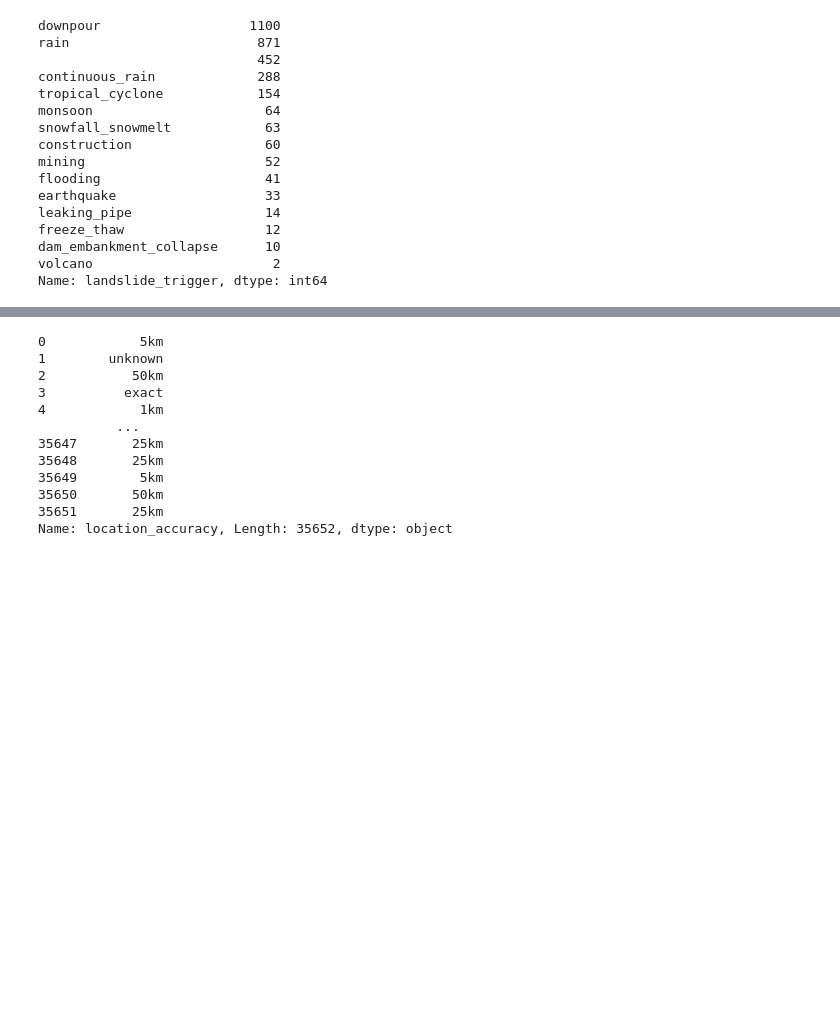
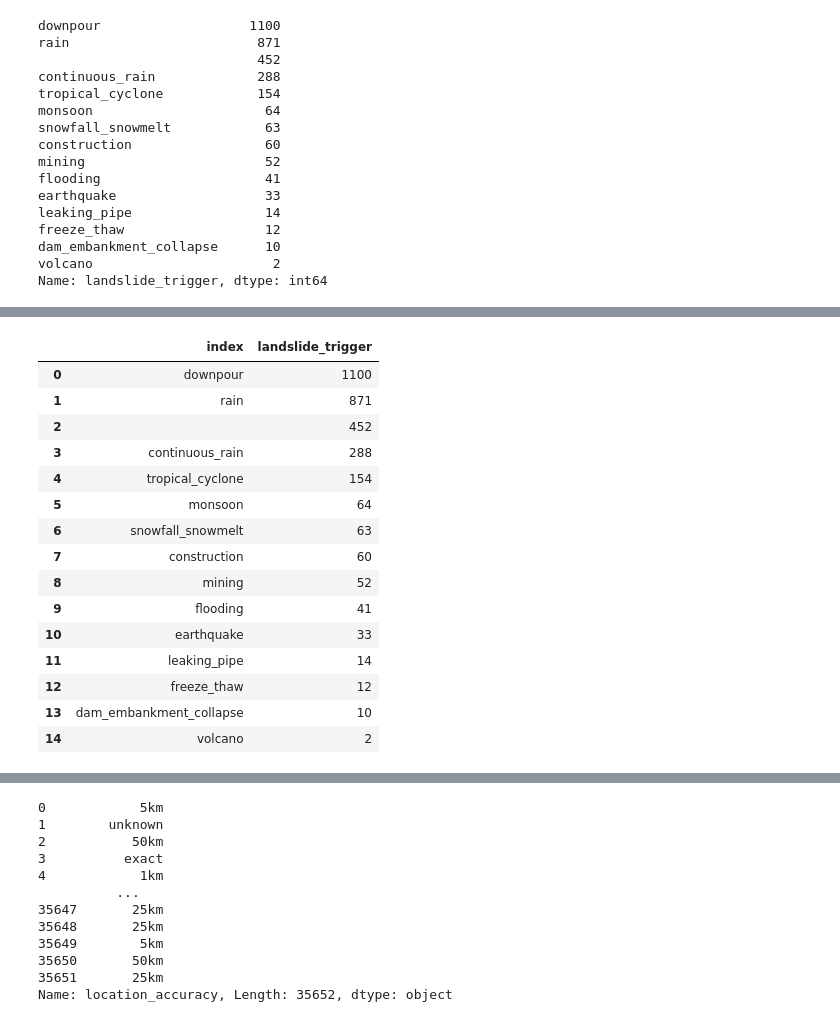
Before and after one commit to Sandrine2016/BGC-NASA-landslide-detection, a Jupyter notebook: notebooks/multi-task-dataset.ipynb, the cells around one changed output, grey strips where cells are left out. Drawn from its saved outputs; the diff is of its cells as text; code cells hidden in the pictures; blank space fills up the shorter version.

```diff
--- a/notebooks/multi-task-dataset.ipynb
+++ b/notebooks/multi-task-dataset.ipynb
@@ -101,0 +135,19 @@ Name: landslide_trigger, dtype: int64
+# %%
+nasa_df["landslide_trigger"].value_counts().reset_index()
+# %% [output]
+|  | index | landslide_trigger |
+| 0 | downpour | 1100 |
+| 1 | rain | 871 |
+| 2 |  | 452 |
+| 3 | continuous_rain | 288 |
+| 4 | tropical_cyclone | 154 |
+| 5 | monsoon | 64 |
+| 6 | snowfall_snowmelt | 63 |
+| 7 | construction | 60 |
+| 8 | mining | 52 |
+| 9 | flooding | 41 |
+| 10 | earthquake | 33 |
+| 11 | leaking_pipe | 14 |
+| 12 | freeze_thaw | 12 |
+| 13 | dam_embankment_collapse | 10 |
+| 14 | volcano | 2 |
```
Also changed, not shown: parts of 10 cells of this notebook, 42 other files.
